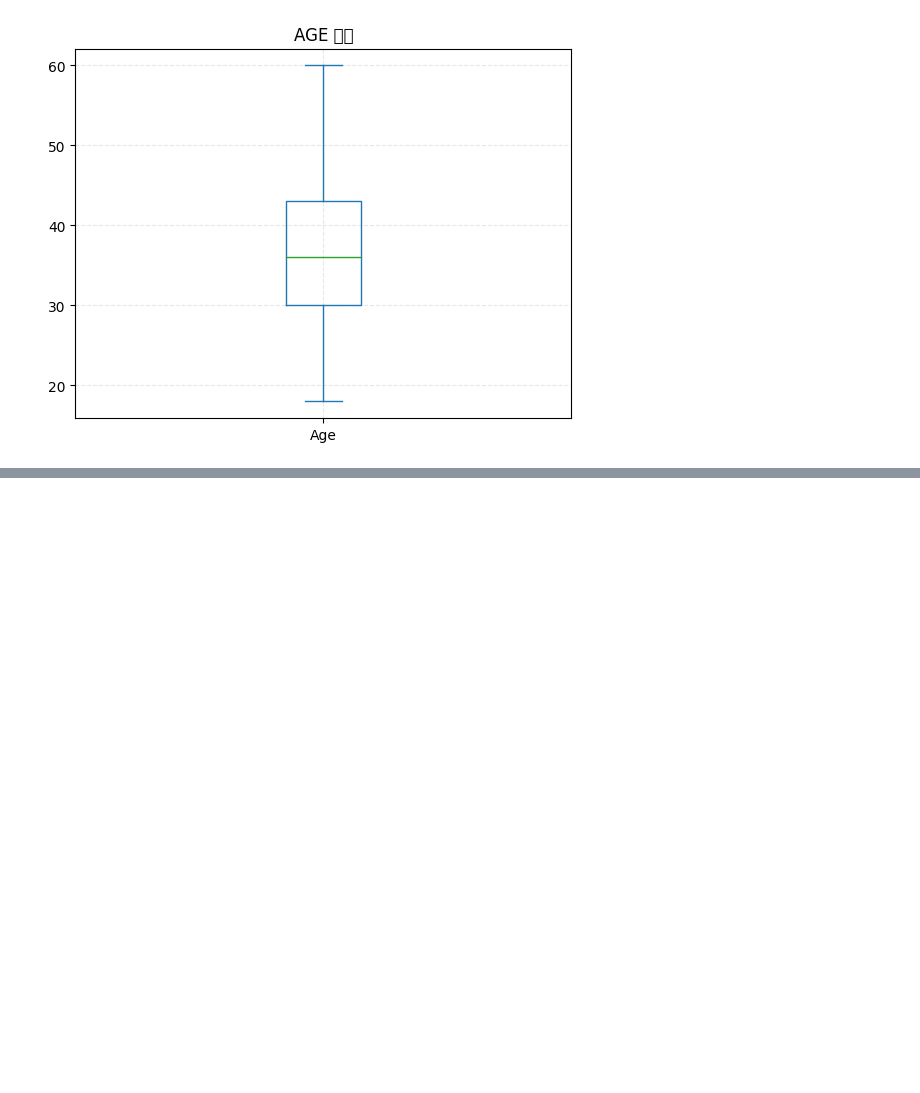
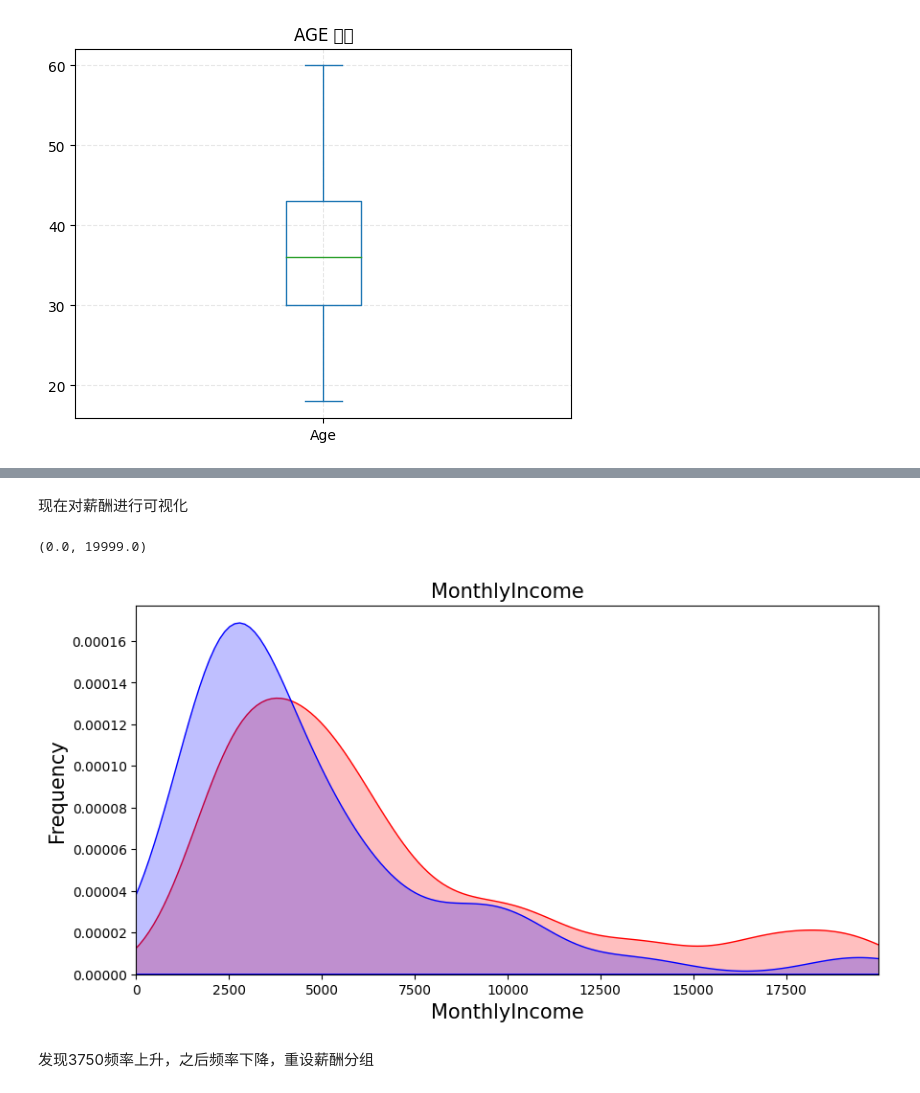
Before and after one commit to excalibursssooo/python-term-ttest, a Jupyter notebook: 期末大作业.ipynb, the cells around one changed output, grey strips where cells are left out. Drawn from its saved outputs; the diff is of its cells as text; code cells hidden in the pictures; blank space fills up the shorter version.

```diff
--- a/期末大作业.ipynb
+++ b/期末大作业.ipynb
@@ -75,0 +200,15 @@ plt.show()
+# %% [markdown]
+现在对薪酬进行可视化
+# %%
+f,ax=plt.subplots(figsize=(10,5))
+sns.kdeplot(train.loc[train['Label']==0,'MonthlyIncome'],color='red',shade=True,label='Label_0')
+sns.kdeplot(train.loc[train['Label']==1,'MonthlyIncome'],color='blue',shade=True,label='Label_1')
+plt.title('MonthlyIncome',fontsize=15)
+plt.xlabel('MonthlyIncome',fontsize=15)
+plt.ylabel('Frequency',fontsize=15)
+plt.xlim(0,train['MonthlyIncome'].max())
+# %% [output]
+(0.0, 19999.0)
+[figure, added]
+# %% [markdown]
+发现3750频率上升，之后频率下降，重设薪酬分组
```
Also changed, not shown: parts of 66 cells of this notebook, 1 other file.
